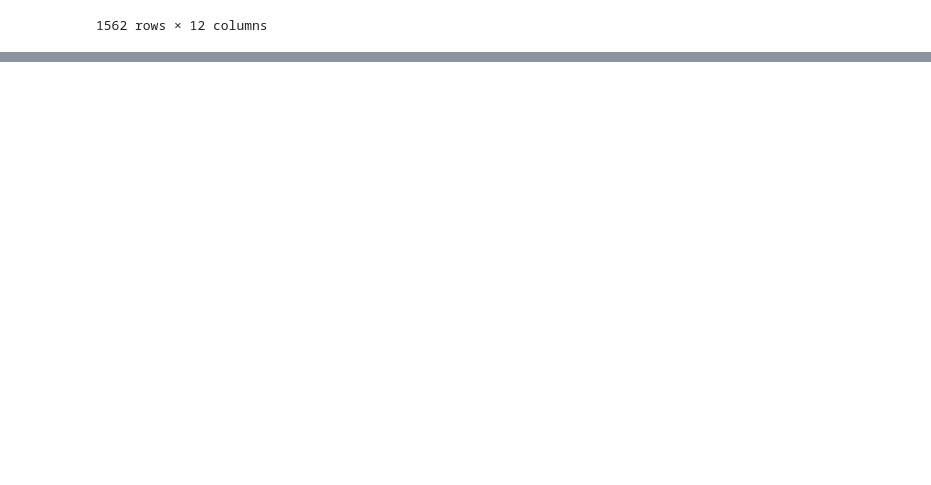
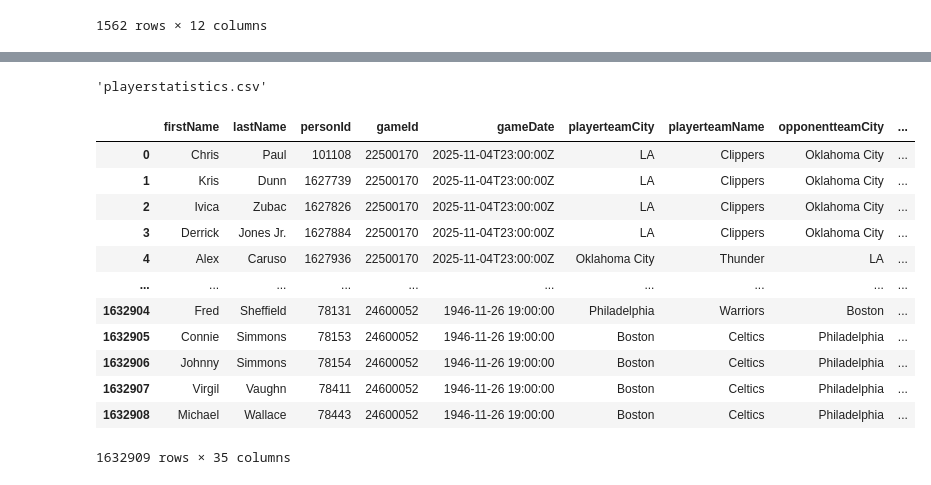
Before and after one commit to dejiandrew/nba-award-predictor, a Jupyter notebook: notebooks/create_features.ipynb, the cells around one changed output, grey strips where cells are left out. Saved outputs shown, nothing was run; the diff lists cells and outputs as text; code cells hidden in the pictures; blank space fills up the shorter version.

```diff
--- a/notebooks/create_features.ipynb
+++ b/notebooks/create_features.ipynb
@@ -420,0 +844,21 @@ pd.read_csv('nba_player_of_the_week_20251101_192256.csv')
+# %%
+import wget
+wget.download('https://storage.googleapis.com/nba_award_predictor/nba_data/playerstatistics.csv')
+# %% [output]
+'playerstatistics.csv'
+# %%
+pd.read_csv('playerstatistics.csv')
+# %% [output]
+|  | firstName | lastName | personId | gameId | gameDate | playerteamCity | playerteamName | opponentteamCity | ... |
+| 0 | Chris | Paul | 101108 | 22500170 | 2025-11-04T23:00:00Z | LA | Clippers | Oklahoma City | ... |
+| 1 | Kris | Dunn | 1627739 | 22500170 | 2025-11-04T23:00:00Z | LA | Clippers | Oklahoma City | ... |
+| 2 | Ivica | Zubac | 1627826 | 22500170 | 2025-11-04T23:00:00Z | LA | Clippers | Oklahoma City | ... |
+| 3 | Derrick | Jones Jr. | 1627884 | 22500170 | 2025-11-04T23:00:00Z | LA | Clippers | Oklahoma City | ... |
+| 4 | Alex | Caruso | 1627936 | 22500170 | 2025-11-04T23:00:00Z | Oklahoma City | Thunder | LA | ... |
+| ... | ... | ... | ... | ... | ... | ... | ... | ... | ... |
+| 1632904 | Fred | Sheffield | 78131 | 24600052 | 1946-11-26 19:00:00 | Philadelphia | Warriors | Boston | ... |
+| 1632905 | Connie | Simmons | 78153 | 24600052 | 1946-11-26 19:00:00 | Boston | Celtics | Philadelphia | ... |
+| 1632906 | Johnny | Simmons | 78154 | 24600052 | 1946-11-26 19:00:00 | Boston | Celtics | Philadelphia | ... |
+| 1632907 | Virgil | Vaughn | 78411 | 24600052 | 1946-11-26 19:00:00 | Boston | Celtics | Philadelphia | ... |
+| 1632908 | Michael | Wallace | 78443 | 24600052 | 1946-11-26 19:00:00 | Boston | Celtics | Philadelphia | ... |
+1632909 rows × 35 columns
```
Also changed, not shown: parts of 5 cells of this notebook.
